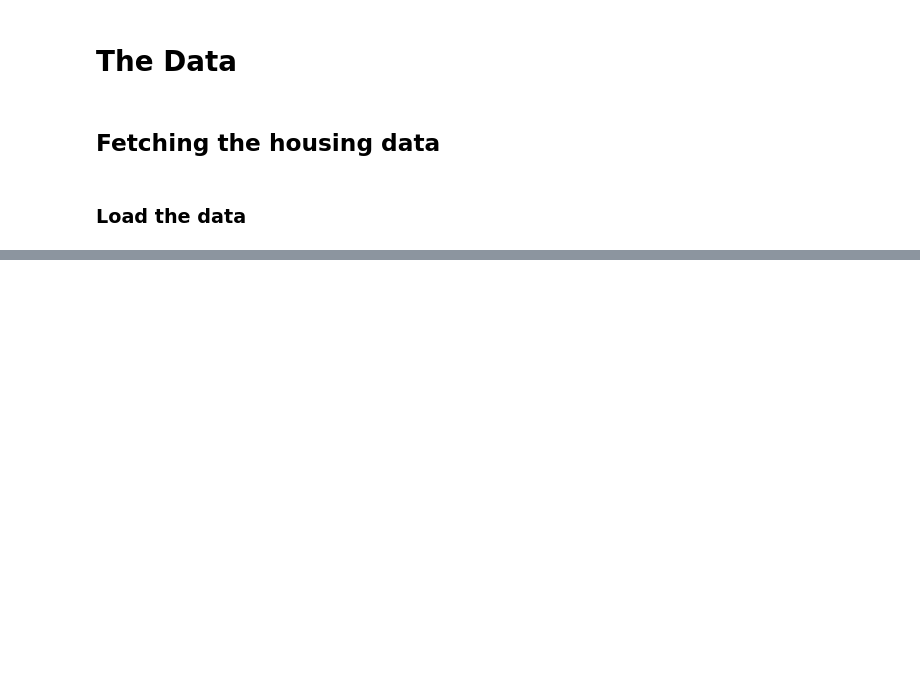
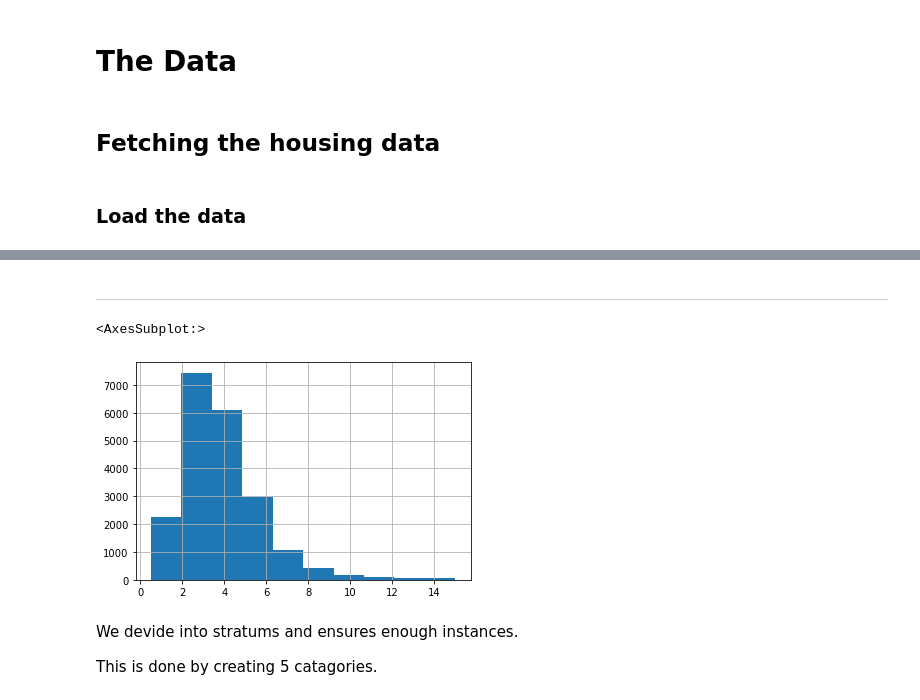
Before and after one commit to Tureczek/Jupyter_notebook_Data_Science, a Jupyter notebook: DS Exercises/Chapter 2 - End-to-End Machine Learning Project.ipynb, the cells around one changed output, grey strips where cells are left out. Saved outputs shown, nothing was run; the diff lists cells and outputs as text; code cells hidden in the pictures; blank space fills up the shorter version.

```diff
--- a/DS Exercises/Chapter 2 - End-to-End Machine Learning Project.ipynb
+++ b/DS Exercises/Chapter 2 - End-to-End Machine Learning Project.ipynb
@@ -34,0 +151,2 @@ FileNotFoundError: [Errno 2] No such file or directory: 'dataset\\housing\\housi
+# %% [markdown]
+***
@@ -34,0 +159,9 @@ FileNotFoundError: [Errno 2] No such file or directory: 'dataset\\housing\\housi
+# %%
+housing["median_income"].hist()
+# %% [output]
+<AxesSubplot:>
+[figure, added]
+# %% [markdown]
+We devide into stratums and ensures enough instances.
+
+This is done by creating 5 catagories.
```
Also changed, not shown: parts of 24 cells of this notebook, 1 other file.
